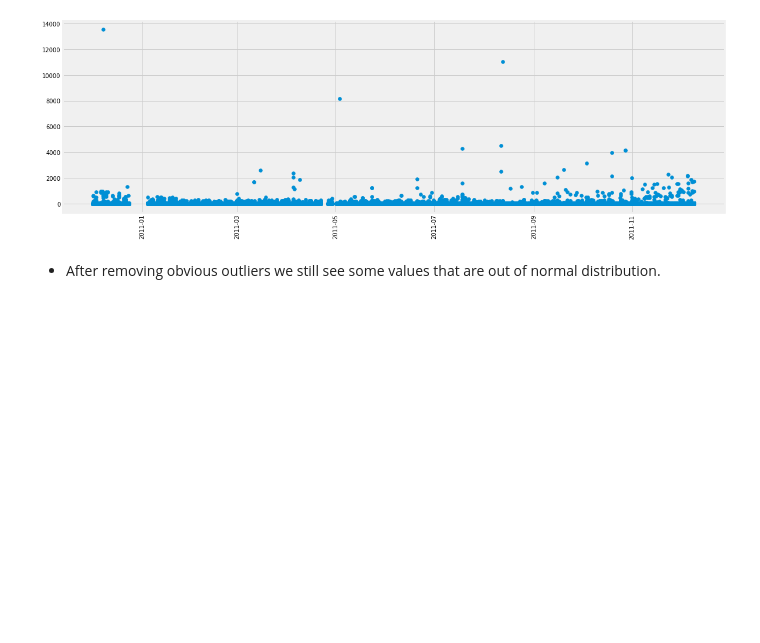
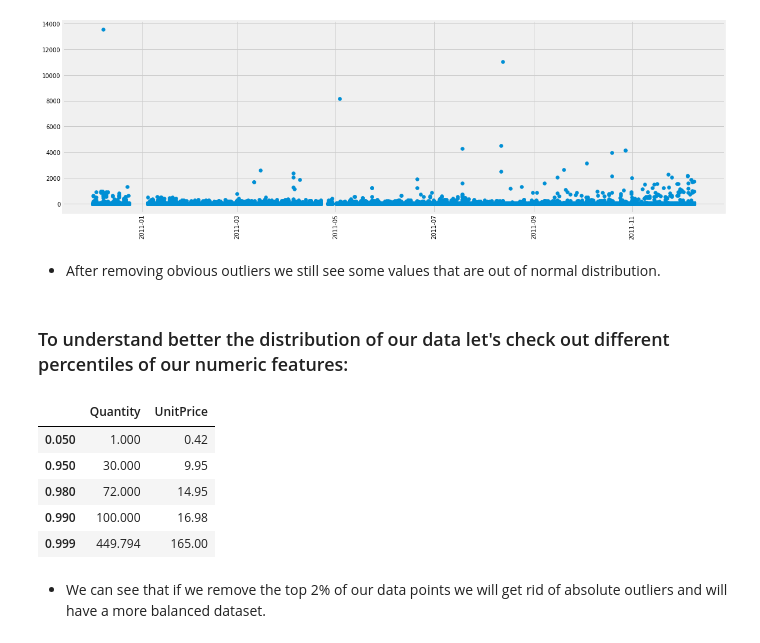
Before and after one commit to AmirMotefaker/Predicting-Sales-Ecommerce, a Jupyter notebook: predicting-sales-ecommerce.ipynb, the cells around one changed output. Cells and saved outputs as stored; diff of their text form; code cells hidden in the pictures; blank space fills up the shorter version.

```diff
--- a/predicting-sales-ecommerce.ipynb
+++ b/predicting-sales-ecommerce.ipynb
@@ -439,3 +439,16 @@ plt.xticks(rotation=90)
 [figure]
 # %% [markdown]
 - After removing obvious outliers we still see some values that are out of normal distribution.
+# %% [markdown]
+### To understand better the distribution of our data let's check out different percentiles of our numeric features:
+# %%
+df.quantile([0.05, 0.95, 0.98, 0.99, 0.999])
+# %% [output]
+|  | Quantity | UnitPrice |
+| 0.050 | 1.000 | 0.42 |
+| 0.950 | 30.000 | 9.95 |
+| 0.980 | 72.000 | 14.95 |
+| 0.990 | 100.000 | 16.98 |
+| 0.999 | 449.794 | 165.00 |
+# %% [markdown]
+- We can see that if we remove the top 2% of our data points we will get rid of absolute outliers and will have a more balanced dataset.
```
Also changed, not shown: parts of 1 cell of this notebook.
